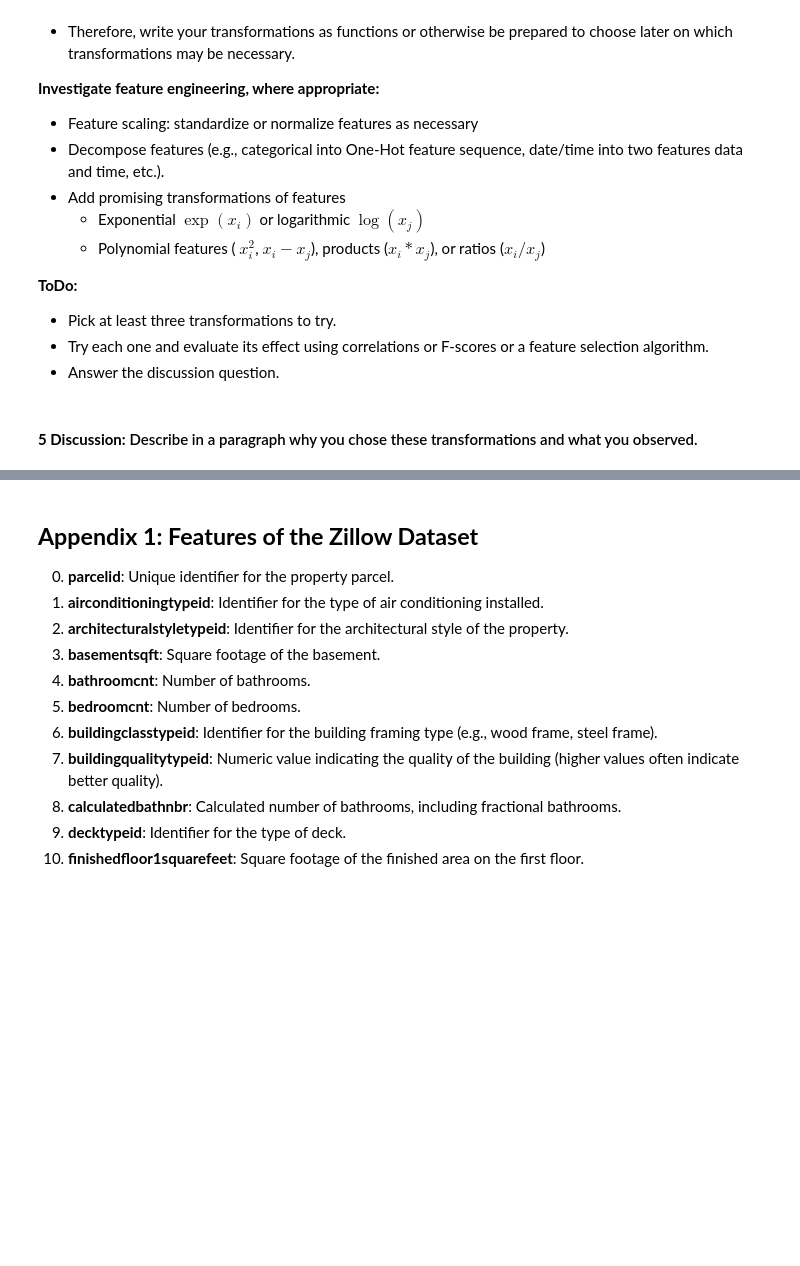
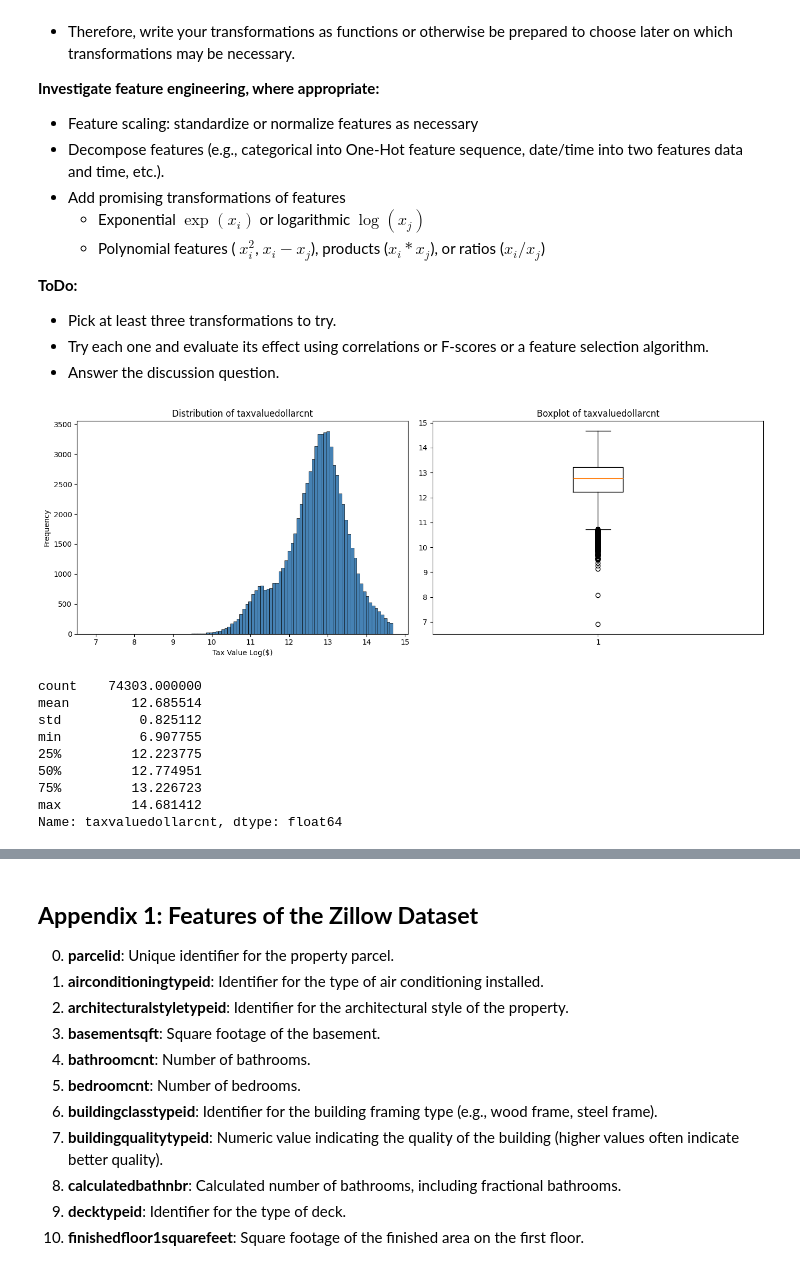
Before and after one commit to kumargaurav-bu-edu/bu_shared_projects, a Jupyter notebook: Milestone_01.ipynb, the cells around one changed output, grey strips where cells are left out. Drawn from its saved outputs; the diff is of its cells as text; code cells hidden in the pictures; blank space fills up the shorter version.

```diff
--- a/Milestone_01.ipynb
+++ b/Milestone_01.ipynb
@@ -992,5 +993,39 @@ to choose later on which transformations may be necessary.
 - Pick at least three transformations to try.
 - Try each one and evaluate its effect using correlations or F-scores or a feature selection algorithm.
 - Answer the discussion question.
-# %% [markdown]
-#### **5 Discussion:** Describe in a paragraph why you chose these transformations and what you observed.
+# %%
+#Feature 1: Log of Target. The taxvalue is heavily skeweded right, so we take the log. We then test to make sure that the models still work.
+
+df_log = df_feat.copy()
+df_log[TARGET] = np.log(df[TARGET])
+
+fig, axes = plt.subplots(1, 2, figsize=(14, 5))
+
+# Histogram
+axes[0].hist(df_log[TARGET].dropna(), bins=100, edgecolor='black', linewidth=0.5, color='steelblue')
+axes[0].set_title(f"Distribution of {TARGET}")
+axes[0].set_xlabel("Tax Value Log($)")
+axes[0].set_ylabel("Frequency")
+
+# Boxplot
+axes[1].boxplot(df_log[TARGET].dropna(), vert=True)
+axes[1].set_title(f"Boxplot of {TARGET}")
+
+plt.tight_layout()
+plt.show()
+
+print(df_log[TARGET].describe())
+
+#it looks like we can avoid any serious outlier removal by using the log transform, which is good because we don't want to lose data.
+# We can still consider capping extreme outliers if needed
+# %% [output]
+[figure, added]
+count    74303.000000
+mean        12.685514
+std          0.825112
+min          6.907755
+25%         12.223775
+50%         12.774951
+75%         13.226723
+max         14.681412
+Name: taxvaluedollarcnt, dtype: float64
```
Also changed, not shown: parts of 6 cells of this notebook, 1 other file.
